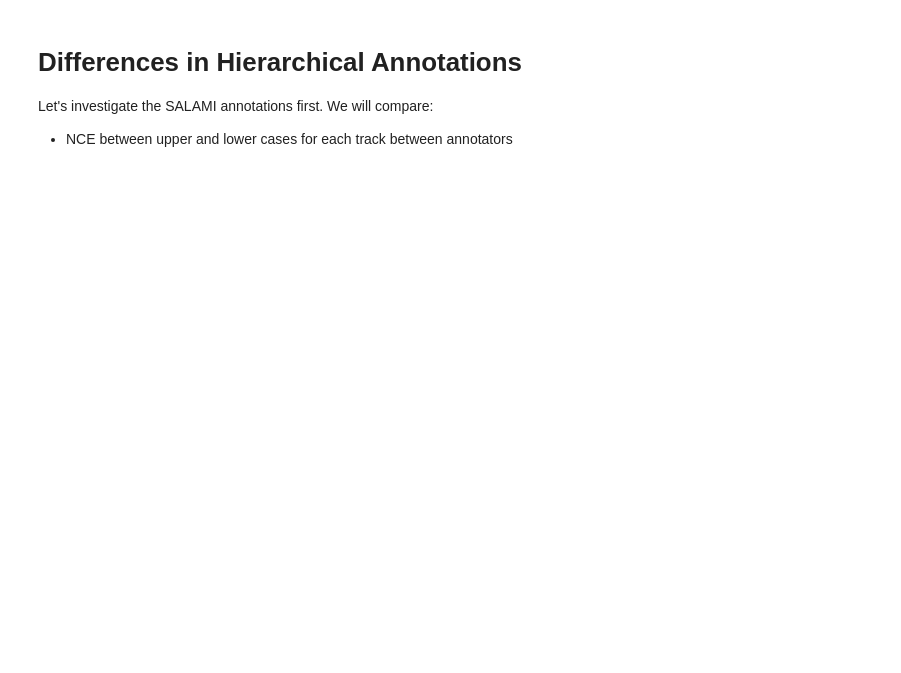
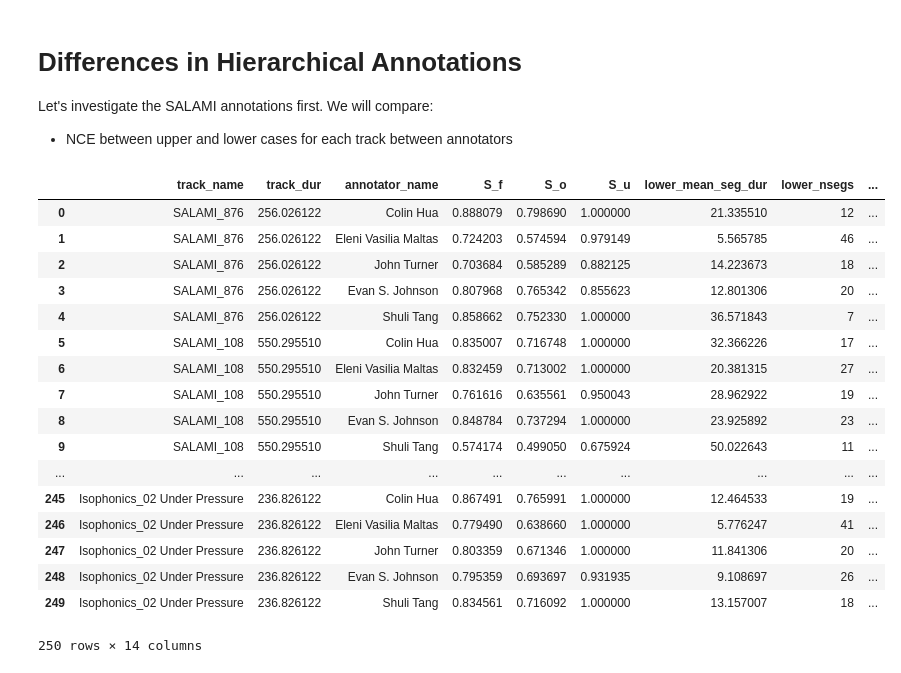
Before and after one commit to urinieto/annotators_agreement, a Jupyter notebook: notes/Hierarchical Differences.ipynb, the cells around one changed output. Saved outputs shown, nothing was run; the diff lists cells and outputs as text; code cells hidden in the pictures; blank space fills up the shorter version.

Commit message:
Added annotator metrics for salami and spam

```diff
--- a/notes/Hierarchical Differences.ipynb
+++ b/notes/Hierarchical Differences.ipynb
@@ -113,0 +114,21 @@ spam_df.to_csv("spam_annotator_metrics.tsv", sep="\t")
+# %%
+spam_df
+# %% [output]
+|  | track_name | track_dur | annotator_name | S_f | S_o | S_u | lower_mean_seg_dur | lower_nsegs | ... |
+| 0 | SALAMI_876 | 256.026122 | Colin Hua | 0.888079 | 0.798690 | 1.000000 | 21.335510 | 12 | ... |
+| 1 | SALAMI_876 | 256.026122 | Eleni Vasilia Maltas | 0.724203 | 0.574594 | 0.979149 | 5.565785 | 46 | ... |
+| 2 | SALAMI_876 | 256.026122 | John Turner | 0.703684 | 0.585289 | 0.882125 | 14.223673 | 18 | ... |
+| 3 | SALAMI_876 | 256.026122 | Evan S. Johnson | 0.807968 | 0.765342 | 0.855623 | 12.801306 | 20 | ... |
+| 4 | SALAMI_876 | 256.026122 | Shuli Tang | 0.858662 | 0.752330 | 1.000000 | 36.571843 | 7 | ... |
+| 5 | SALAMI_108 | 550.295510 | Colin Hua | 0.835007 | 0.716748 | 1.000000 | 32.366226 | 17 | ... |
+| 6 | SALAMI_108 | 550.295510 | Eleni Vasilia Maltas | 0.832459 | 0.713002 | 1.000000 | 20.381315 | 27 | ... |
+| 7 | SALAMI_108 | 550.295510 | John Turner | 0.761616 | 0.635561 | 0.950043 | 28.962922 | 19 | ... |
+| 8 | SALAMI_108 | 550.295510 | Evan S. Johnson | 0.848784 | 0.737294 | 1.000000 | 23.925892 | 23 | ... |
+| 9 | SALAMI_108 | 550.295510 | Shuli Tang | 0.574174 | 0.499050 | 0.675924 | 50.022643 | 11 | ... |
+| ... | ... | ... | ... | ... | ... | ... | ... | ... | ... |
+| 245 | Isophonics_02 Under Pressure | 236.826122 | Colin Hua | 0.867491 | 0.765991 | 1.000000 | 12.464533 | 19 | ... |
+| 246 | Isophonics_02 Under Pressure | 236.826122 | Eleni Vasilia Maltas | 0.779490 | 0.638660 | 1.000000 | 5.776247 | 41 | ... |
+| 247 | Isophonics_02 Under Pressure | 236.826122 | John Turner | 0.803359 | 0.671346 | 1.000000 | 11.841306 | 20 | ... |
+| 248 | Isophonics_02 Under Pressure | 236.826122 | Evan S. Johnson | 0.795359 | 0.693697 | 0.931935 | 9.108697 | 26 | ... |
+| 249 | Isophonics_02 Under Pressure | 236.826122 | Shuli Tang | 0.834561 | 0.716092 | 1.000000 | 13.157007 | 18 | ... |
+250 rows × 14 columns
```
Also changed, not shown: parts of 2 cells of this notebook, 2 other files.
